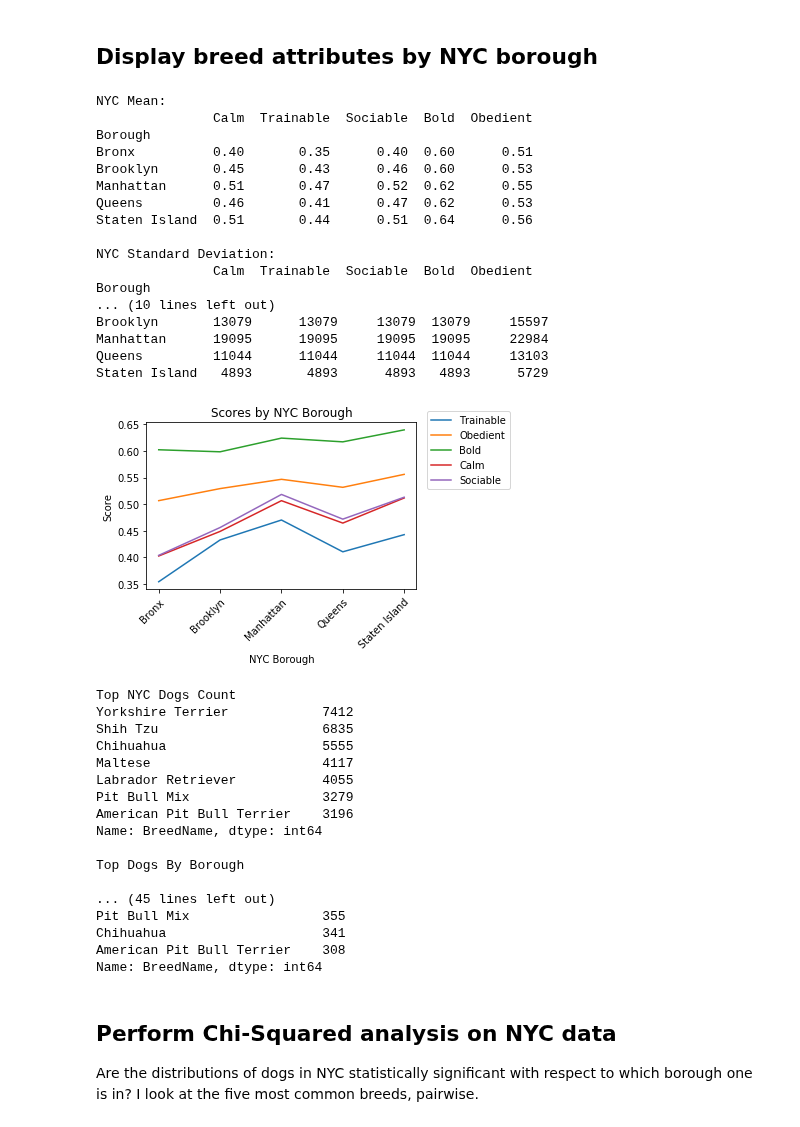
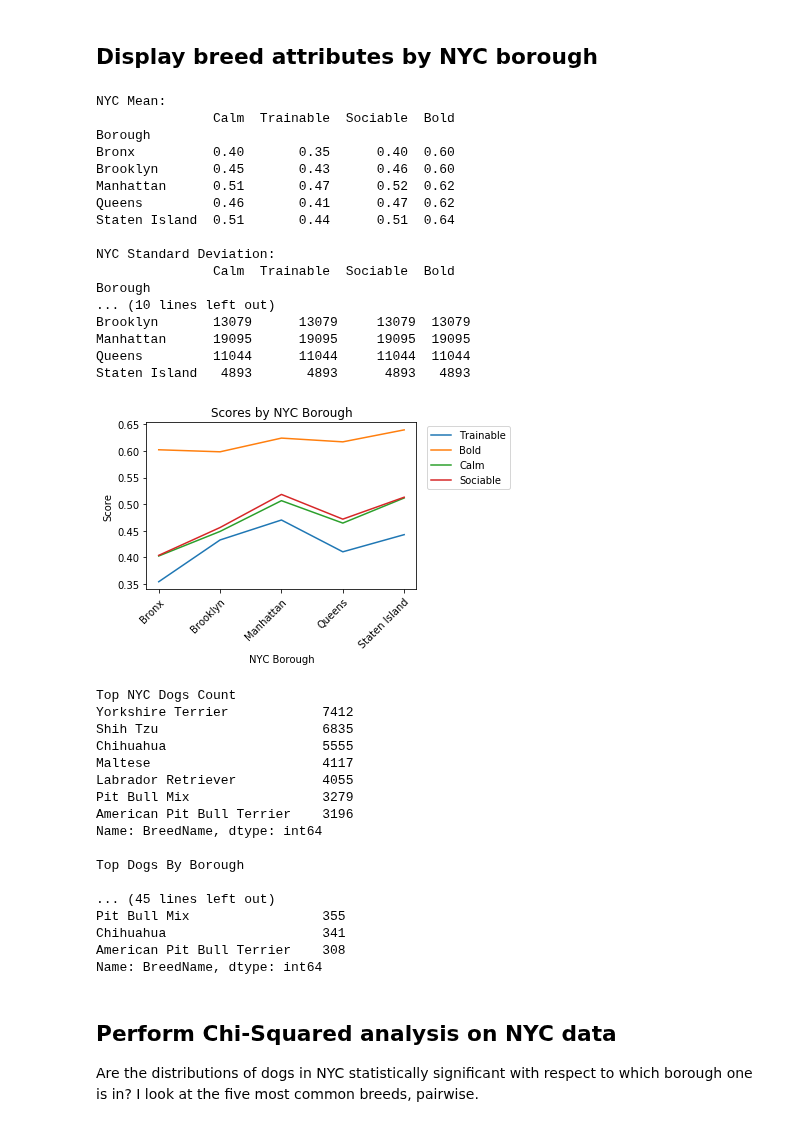
Before and after one commit to Save-All-The-Pets/dog_attributes, a Jupyter notebook: src/analysis.ipynb, the cells around one changed output. Drawn from its saved outputs; the diff is of its cells as text; code cells hidden in the pictures.

Commit message:
Removing 'obedient' from analysis

```diff
--- a/src/analysis.ipynb
+++ b/src/analysis.ipynb
@@ -31,7 +29,8 @@ wiki = pd.read_csv('../dogdata/wiki-edit.csv')
 turcsan = pd.read_csv('../dogdata/turcsan.csv')
 
 # List of attributes
-lst = ['Trainable', 'Obedient', 'Bold', 'Calm','Sociable']
+# lst = ['Trainable', 'Obedient', 'Bold', 'Calm','Sociable']
+lst = ['Trainable', 'Bold', 'Calm','Sociable']
 borough = ['Bronx','Brooklyn','Manhattan','Queens','Staten Island']
 # Pare down the Coren data
 coren = coren[['Breed', 'Obedient']]
@@ -255,46 +254,47 @@ nyc_registry.dropna(inplace=True)
 
 display = True # Display the graph
 norm=False # Whether or not to normalize
 nyc_attrib = nyc_registry.set_index('BreedName').join(attrib, how='left')
-nyc_attrib = nyc_attrib[['Borough','Calm', 'Trainable', 'Sociable', 'Bold', 'Obedient']]
+# nyc_attrib = nyc_attrib[['Borough','Calm', 'Trainable', 'Sociable', 'Bold', 'Obedient']]
+nyc_attrib = nyc_attrib[['Borough','Calm', 'Trainable', 'Sociable', 'Bold']]
 nyc_attrib_g = nyc_attrib.groupby('Borough')
 print('\nNYC Mean:')
 nyc_attrib_g_mean = nyc_attrib_g.mean()
 pprint(nyc_attrib_g_mean.round(decimals=2))
 print('\nNYC Standard Deviation:')
 pprint(nyc_attrib_g.std().round(decimals=2))
 print('\nNYC Count:')
 pprint(nyc_attrib_g.count())
 if display:
     plot_by_attrib(nyc_attrib_g_mean, lst, 'NYC Borough')
 
 nyc_breeds = nyc_registry[['Borough', 'BreedName']]
 print('\nTop NYC Dogs Count')
 pprint(nyc_breeds['BreedName'].value_counts().nlargest(7))
 nyc_breeds_grp = nyc_breeds.groupby('Borough')
 print('\nTop Dogs By Borough')
 for b in borough:
     print('\n'+b)
     print(nyc_breeds_grp.get_group(b)['BreedName'].value_counts(normalize=norm).head(7))
 # %% [output]
 NYC Mean:
-               Calm  Trainable  Sociable  Bold  Obedient
+               Calm  Trainable  Sociable  Bold
 Borough
-Bronx          0.40       0.35      0.40  0.60      0.51
-Brooklyn       0.45       0.43      0.46  0.60      0.53
-Manhattan      0.51       0.47      0.52  0.62      0.55
-Queens         0.46       0.41      0.47  0.62      0.53
-Staten Island  0.51       0.44      0.51  0.64      0.56
+Bronx          0.40       0.35      0.40  0.60
+Brooklyn       0.45       0.43      0.46  0.60
+Manhattan      0.51       0.47      0.52  0.62
+Queens         0.46       0.41      0.47  0.62
+Staten Island  0.51       0.44      0.51  0.64
 
 NYC Standard Deviation:
-               Calm  Trainable  Sociable  Bold  Obedient
+               Calm  Trainable  Sociable  Bold
 Borough
 ... (10 lines left out)
-Brooklyn       13079      13079     13079  13079     15597
-Manhattan      19095      19095     19095  19095     22984
-Queens         11044      11044     11044  11044     13103
-Staten Island   4893       4893      4893   4893      5729
+Brooklyn       13079      13079     13079  13079
+Manhattan      19095      19095     19095  19095
+Queens         11044      11044     11044  11044
+Staten Island   4893       4893      4893   4893
-[figure, old version]
+[figure, new version]
 Top NYC Dogs Count
 Yorkshire Terrier            7412
 Shih Tzu                     6835
```
Also changed, not shown: parts of 11 cells of this notebook.
